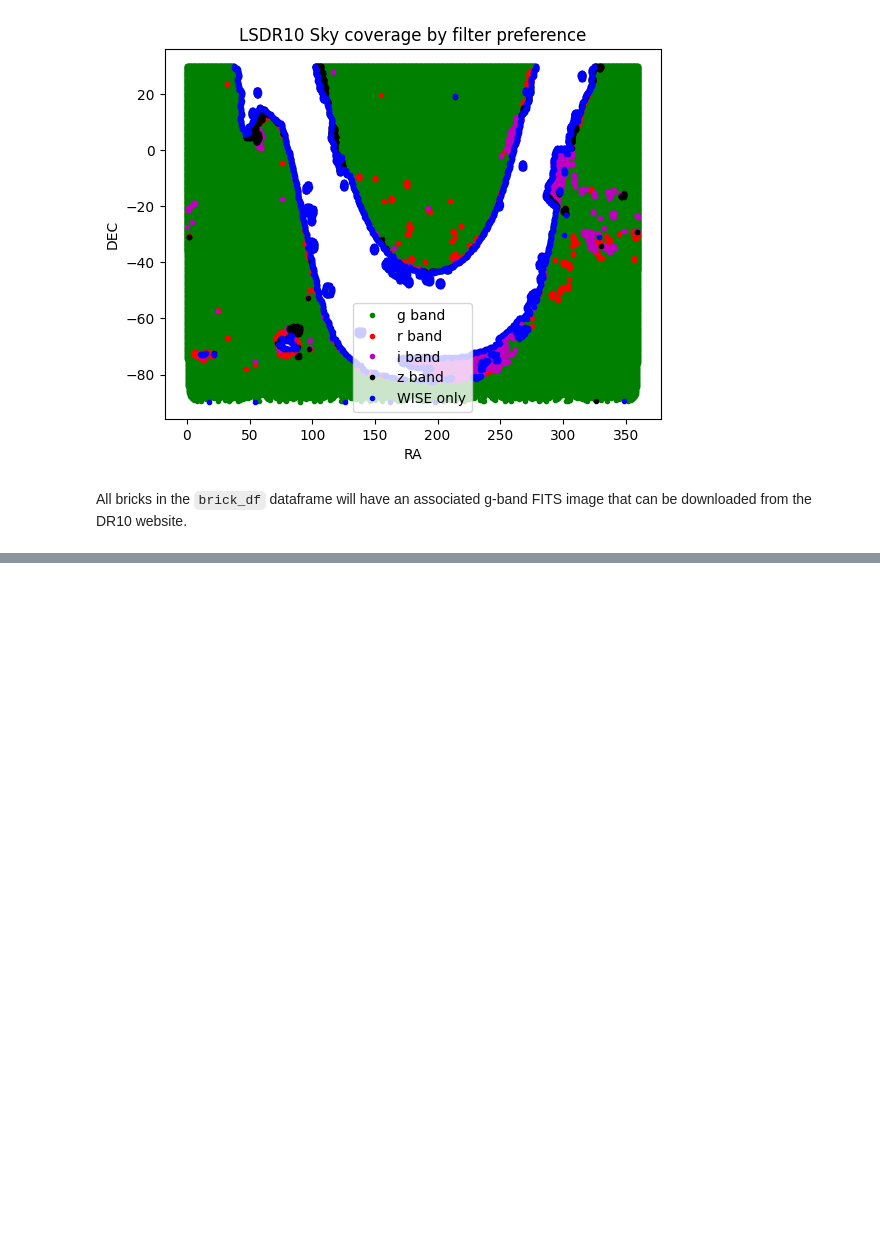
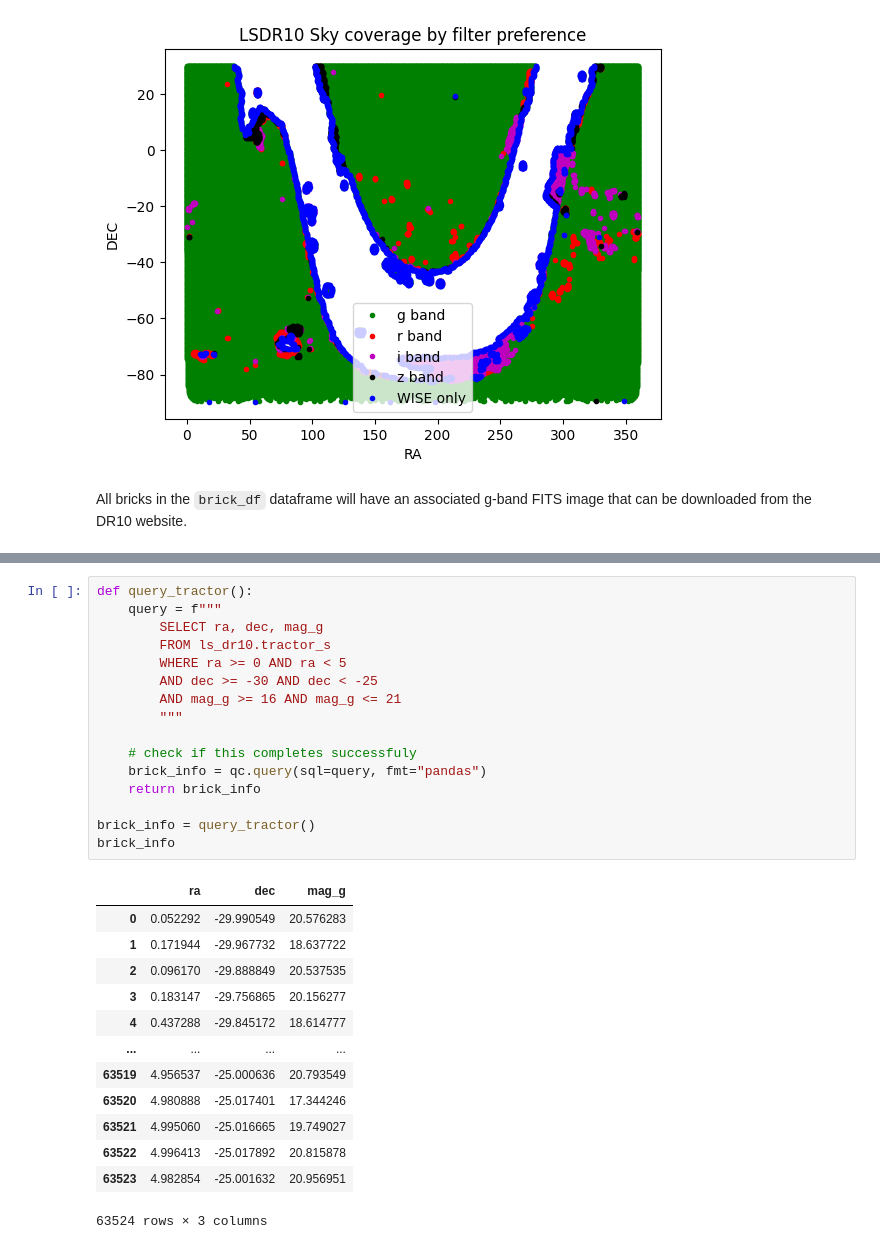
Before and after one commit to cyb0rb/WiFeS_Catalog, a Jupyter notebook: Figures_for_Report.ipynb, the cells around one changed output, grey strips where cells are left out. Cells and saved outputs as stored; diff of their text form; blank space fills up the shorter version.

```diff
--- a/Figures_for_Report.ipynb
+++ b/Figures_for_Report.ipynb
@@ -1391,0 +1407,30 @@ for image in image_array:
+# %%
+def query_tractor():
+    query = f"""
+        SELECT ra, dec, mag_g
+        FROM ls_dr10.tractor_s
+        WHERE ra >= 0 AND ra < 5
+        AND dec >= -30 AND dec < -25
+        AND mag_g >= 16 AND mag_g <= 21
+        """
+
+    # check if this completes successfuly
+    brick_info = qc.query(sql=query, fmt="pandas")
+    return brick_info
+
+brick_info = query_tractor()
+brick_info
+# %% [output]
+|  | ra | dec | mag_g |
+| 0 | 0.052292 | -29.990549 | 20.576283 |
+| 1 | 0.171944 | -29.967732 | 18.637722 |
+| 2 | 0.096170 | -29.888849 | 20.537535 |
+| 3 | 0.183147 | -29.756865 | 20.156277 |
+| 4 | 0.437288 | -29.845172 | 18.614777 |
+| ... | ... | ... | ... |
+| 63519 | 4.956537 | -25.000636 | 20.793549 |
+| 63520 | 4.980888 | -25.017401 | 17.344246 |
+| 63521 | 4.995060 | -25.016665 | 19.749027 |
+| 63522 | 4.996413 | -25.017892 | 20.815878 |
+| 63523 | 4.982854 | -25.001632 | 20.956951 |
+63524 rows × 3 columns
```
Also changed, not shown: parts of 10 cells of this notebook, 2 other files.
